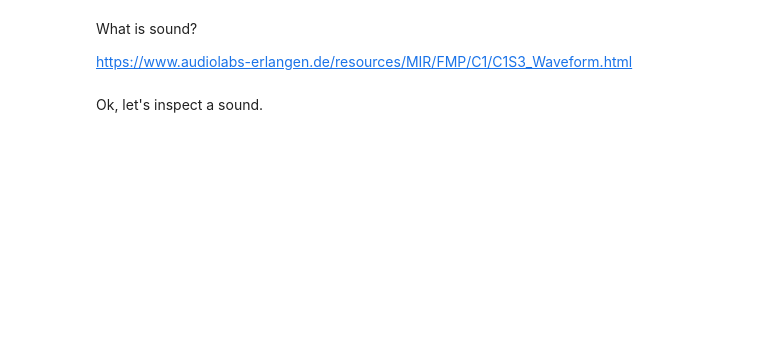
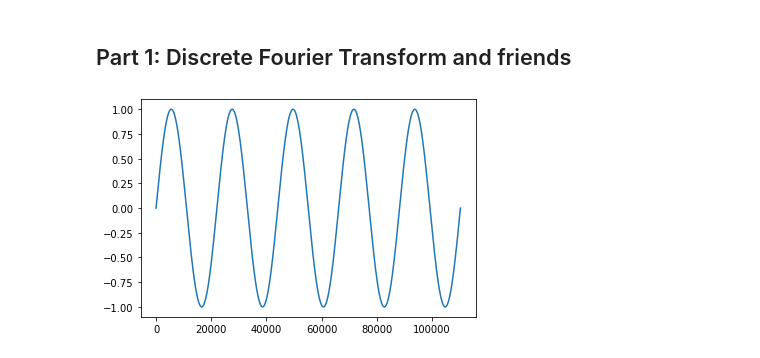
Before and after one commit to tingled/mir-tutorial, a Jupyter notebook: Audio Features.ipynb, the cells around one changed output. Drawn from its saved outputs; the diff is of its cells as text; code cells hidden in the pictures; blank space fills up the shorter version.

```diff
--- a/Audio Features.ipynb
+++ b/Audio Features.ipynb
@@ -10,6 +13,14 @@ from IPython.display import Audio
-# %% [markdown]
-What is sound?
-
-https://www.audiolabs-erlangen.de/resources/MIR/FMP/C1/C1S3_Waveform.html
-# %% [markdown]
-Ok, let's inspect a sound.
+# %% [markdown]
+## Part 1: Discrete Fourier Transform and friends
+# %%
+def create_sine(frequency, a=1, dur=1, sr=22050):
+    """
+    creates a sine wave
+
+    Args:
+        frequency (int): number of cycles per second (Hz)
+        a (int): amplitude of signal
+        dur (int): duration of signal in seconds
+        sr (int): samplerate of signal
+    """
+    return a*np.sin(np.arange(dur*sr) / sr * 2 * np.pi * frequency)
@@ -15,0 +29,5 @@ Ok, let's inspect a sound.
+# %%
+sig = create_sine(1, dur=5)
+plt.plot(sig);
+# %% [output]
+[figure, added]
```
Also changed, not shown: parts of 51 cells of this notebook.
